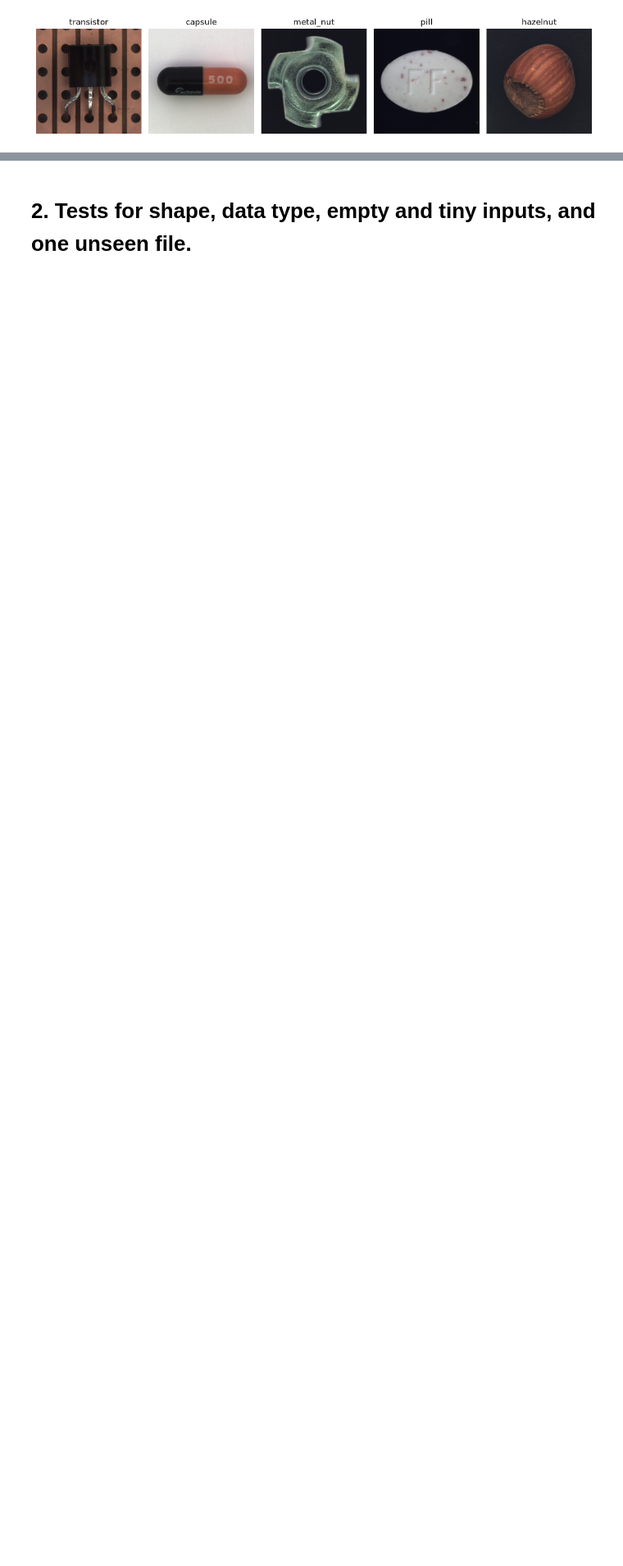
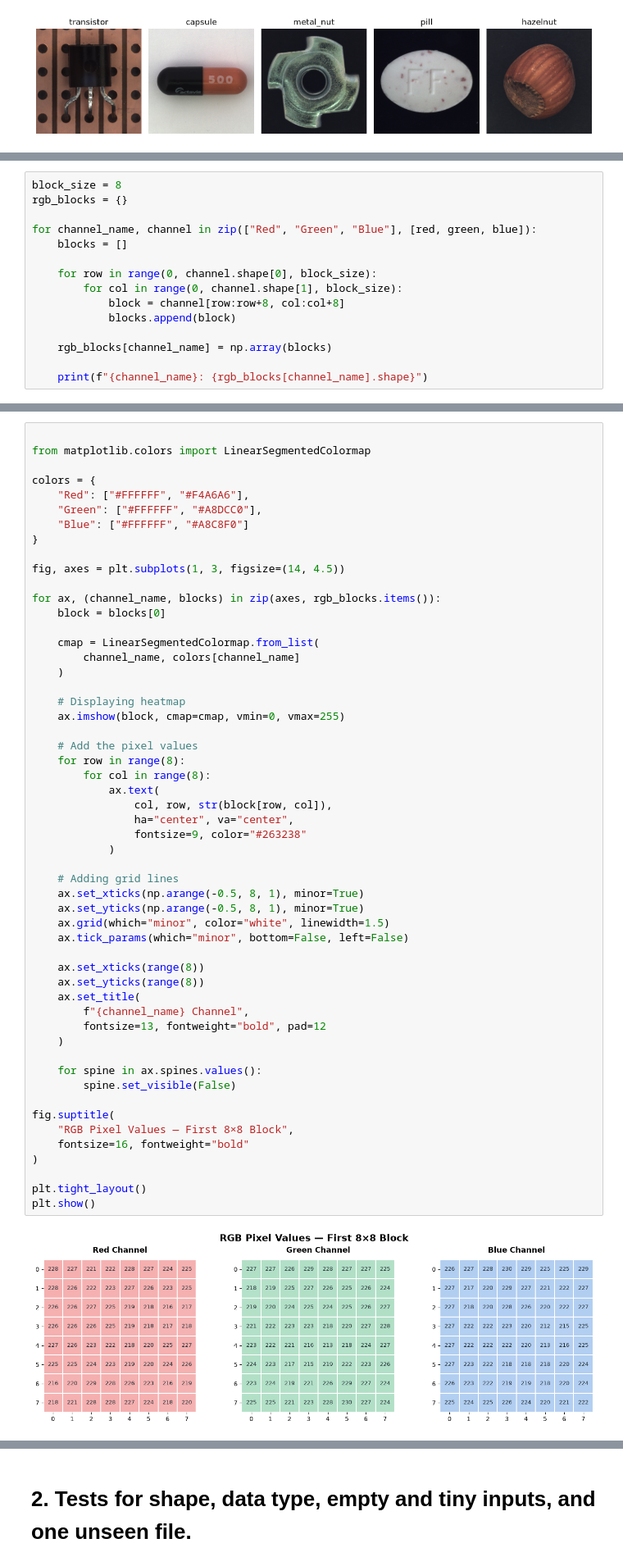
Before and after one commit to filza-a/IDIG4120-group-project, a Jupyter notebook: P2-More-Akhlaq.ipynb, the cells around one changed output, grey strips where cells are left out. Shown at 82% size. Drawn from its saved outputs; the diff is of its cells as text; blank space fills up the shorter version.

```diff
--- a/P2-More-Akhlaq.ipynb
+++ b/P2-More-Akhlaq.ipynb
@@ -140,0 +186,15 @@ hazelnut
+# %%
+block_size = 8
+rgb_blocks = {}
+
+for channel_name, channel in zip(["Red", "Green", "Blue"], [red, green, blue]):
+    blocks = []
+
+    for row in range(0, channel.shape[0], block_size):
+        for col in range(0, channel.shape[1], block_size):
+            block = channel[row:row+8, col:col+8]
+            blocks.append(block)
+
+    rgb_blocks[channel_name] = np.array(blocks)
+
+    print(f"{channel_name}: {rgb_blocks[channel_name].shape}")
@@ -140,0 +205,56 @@ hazelnut
+# %%
+
+from matplotlib.colors import LinearSegmentedColormap
+
+colors = {
+    "Red": ["#FFFFFF", "#F4A6A6"],
+    "Green": ["#FFFFFF", "#A8DCC0"],
+    "Blue": ["#FFFFFF", "#A8C8F0"]
+}
+
+fig, axes = plt.subplots(1, 3, figsize=(14, 4.5))
+
+for ax, (channel_name, blocks) in zip(axes, rgb_blocks.items()):
+    block = blocks[0]
+
+    cmap = LinearSegmentedColormap.from_list(
+        channel_name, colors[channel_name]
+    )
+
+    # Displaying heatmap
+    ax.imshow(block, cmap=cmap, vmin=0, vmax=255)
+
+    # Add the pixel values
+    for row in range(8):
+        for col in range(8):
+            ax.text(
+                col, row, str(block[row, col]),
+                ha="center", va="center",
+                fontsize=9, color="#263238"
+            )
+
+    # Adding grid lines
+    ax.set_xticks(np.arange(-0.5, 8, 1), minor=True)
+    ax.set_yticks(np.arange(-0.5, 8, 1), minor=True)
+    ax.grid(which="minor", color="white", linewidth=1.5)
+    ax.tick_params(which="minor", bottom=False, left=False)
+
+    ax.set_xticks(range(8))
+    ax.set_yticks(range(8))
+    ax.set_title(
+        f"{channel_name} Channel",
+        fontsize=13, fontweight="bold", pad=12
+    )
+
+    for spine in ax.spines.values():
+        spine.set_visible(False)
+
+fig.suptitle(
+    "RGB Pixel Values — First 8×8 Block",
+    fontsize=16, fontweight="bold"
+)
+
+plt.tight_layout()
+plt.show()
+# %% [output]
+[figure, added]
```
Also changed, not shown: parts of 35 cells of this notebook, 1 other file.
